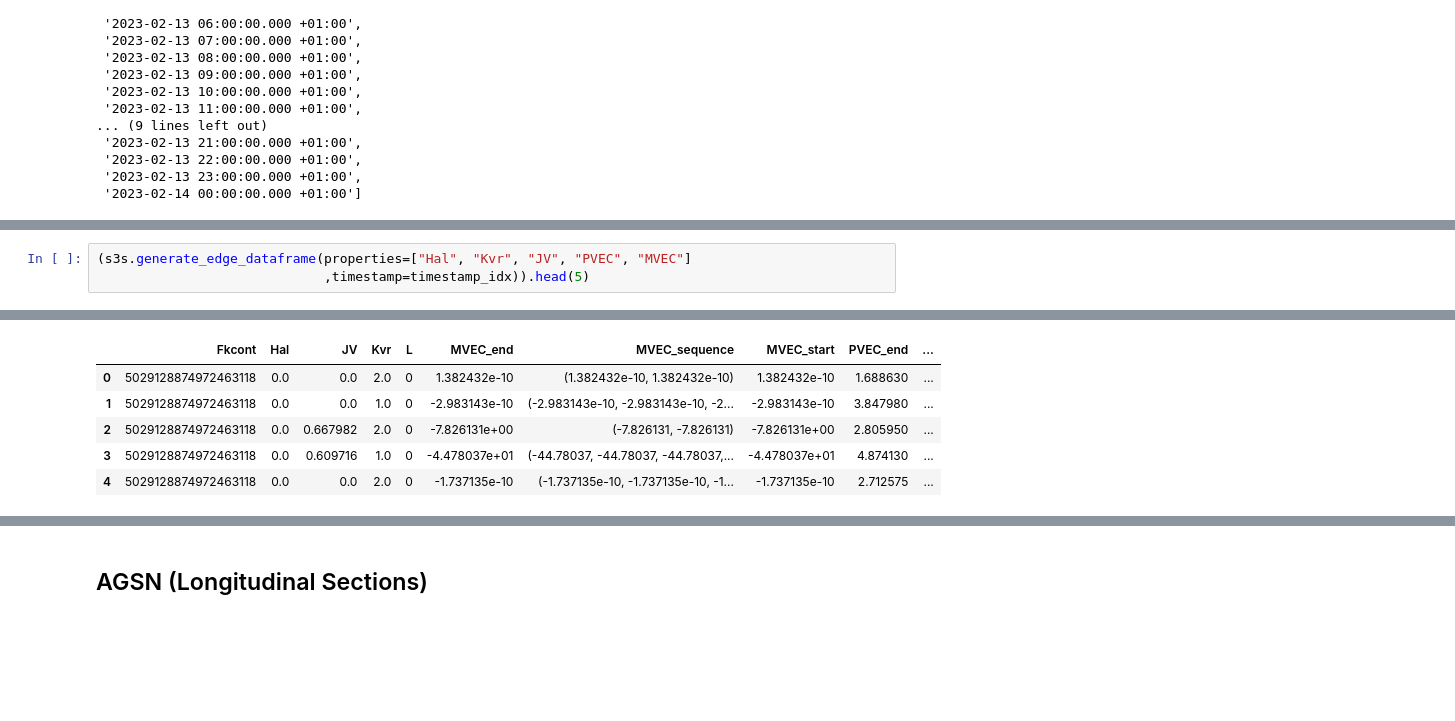
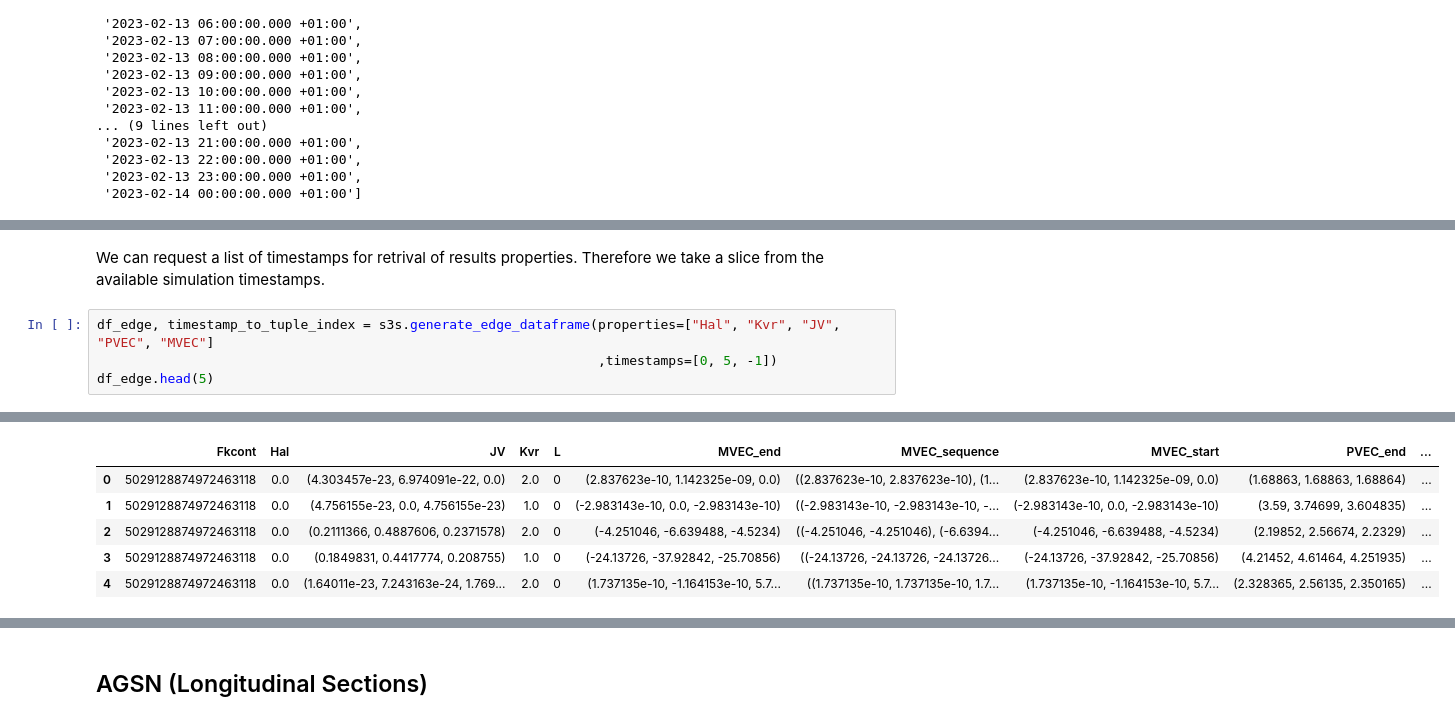
Before and after one commit to 3SConsult/sir3stoolkit, a Jupyter notebook: .doctrees/nbsphinx/tutorials/SIR3S_Model_Mantle/Tutorial053_Assets/ToolkitTutorial053.ipynb, the cells around one changed output, grey strips where cells are left out. Cells and saved outputs as stored; diff of their text form; blank space fills up the shorter version.

```diff
--- a/.doctrees/nbsphinx/tutorials/SIR3S_Model_Mantle/Tutorial053_Assets/ToolkitTutorial053.ipynb
+++ b/.doctrees/nbsphinx/tutorials/SIR3S_Model_Mantle/Tutorial053_Assets/ToolkitTutorial053.ipynb
@@ -178,4 +181,7 @@ timestamp_str
+# %% [markdown]
+We can request a list of timestamps for retrival of results properties. Therefore we take a slice from the available simulation timestamps.
 # %%
-(s3s.generate_edge_dataframe(properties=["Hal", "Kvr", "JV", "PVEC", "MVEC"]
-                             ,timestamp=timestamp_idx)).head(5)
+df_edge, timestamp_to_tuple_index = s3s.generate_edge_dataframe(properties=["Hal", "Kvr", "JV", "PVEC", "MVEC"]
+                                                                ,timestamps=[0, 5, -1])
+df_edge.head(5)
 # %% [output]
@@ -199,6 +205,6 @@ timestamp_str
 |  | Fkcont | Hal | JV | Kvr | L | MVEC_end | MVEC_sequence | MVEC_start | PVEC_end | ... |
-| 0 | 5029128874972463118 | 0.0 | 0.0 | 2.0 | 0 | 1.382432e-10 | (1.382432e-10, 1.382432e-10) | 1.382432e-10 | 1.688630 | ... |
-| 1 | 5029128874972463118 | 0.0 | 0.0 | 1.0 | 0 | -2.983143e-10 | (-2.983143e-10, -2.983143e-10, -2... | -2.983143e-10 | 3.847980 | ... |
-| 2 | 5029128874972463118 | 0.0 | 0.667982 | 2.0 | 0 | -7.826131e+00 | (-7.826131, -7.826131) | -7.826131e+00 | 2.805950 | ... |
-| 3 | 5029128874972463118 | 0.0 | 0.609716 | 1.0 | 0 | -4.478037e+01 | (-44.78037, -44.78037, -44.78037,... | -4.478037e+01 | 4.874130 | ... |
-| 4 | 5029128874972463118 | 0.0 | 0.0 | 2.0 | 0 | -1.737135e-10 | (-1.737135e-10, -1.737135e-10, -1... | -1.737135e-10 | 2.712575 | ... |
+| 0 | 5029128874972463118 | 0.0 | (4.303457e-23, 6.974091e-22, 0.0) | 2.0 | 0 | (2.837623e-10, 1.142325e-09, 0.0) | ((2.837623e-10, 2.837623e-10), (1... | (2.837623e-10, 1.142325e-09, 0.0) | (1.68863, 1.68863, 1.68864) | ... |
+| 1 | 5029128874972463118 | 0.0 | (4.756155e-23, 0.0, 4.756155e-23) | 1.0 | 0 | (-2.983143e-10, 0.0, -2.983143e-10) | ((-2.983143e-10, -2.983143e-10, -... | (-2.983143e-10, 0.0, -2.983143e-10) | (3.59, 3.74699, 3.604835) | ... |
+| 2 | 5029128874972463118 | 0.0 | (0.2111366, 0.4887606, 0.2371578) | 2.0 | 0 | (-4.251046, -6.639488, -4.5234) | ((-4.251046, -4.251046), (-6.6394... | (-4.251046, -6.639488, -4.5234) | (2.19852, 2.56674, 2.2329) | ... |
+| 3 | 5029128874972463118 | 0.0 | (0.1849831, 0.4417774, 0.208755) | 1.0 | 0 | (-24.13726, -37.92842, -25.70856) | ((-24.13726, -24.13726, -24.13726... | (-24.13726, -37.92842, -25.70856) | (4.21452, 4.61464, 4.251935) | ... |
+| 4 | 5029128874972463118 | 0.0 | (1.64011e-23, 7.243163e-24, 1.769... | 2.0 | 0 | (1.737135e-10, -1.164153e-10, 5.7... | ((1.737135e-10, 1.737135e-10, 1.7... | (1.737135e-10, -1.164153e-10, 5.7... | (2.328365, 2.56135, 2.350165) | ... |
```
Also changed, not shown: parts of 31 cells of this notebook, 39 other files.
